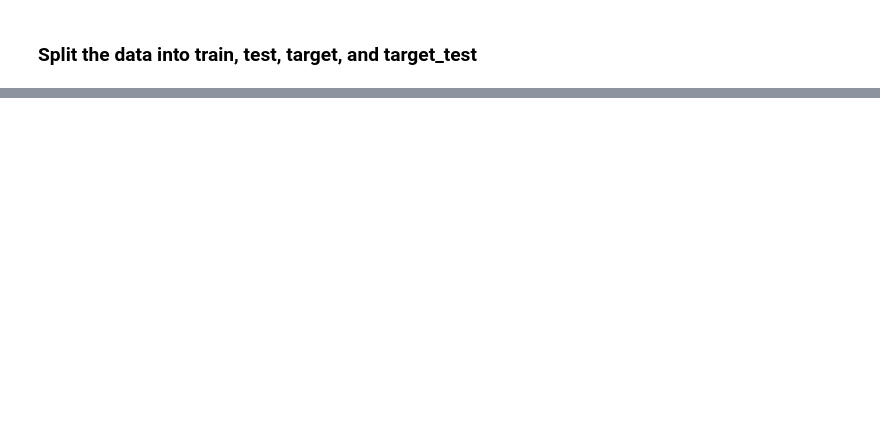
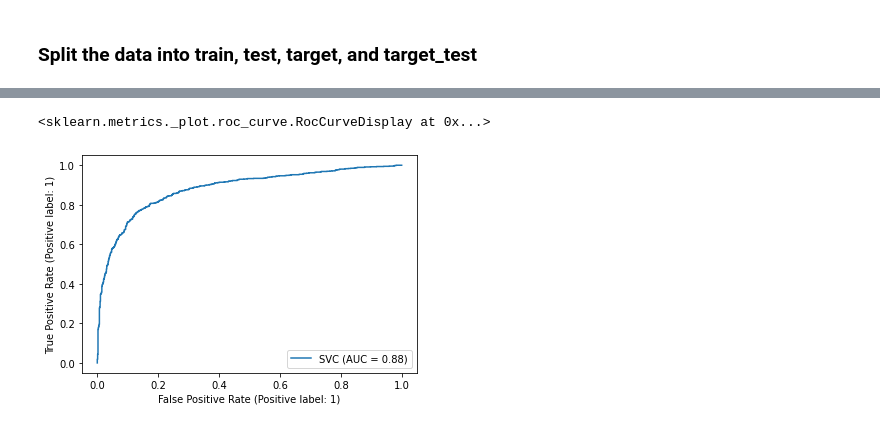
Before and after one commit to datares/team-skywalker, a Jupyter notebook: SVM.ipynb, the cells around one changed output, grey strips where cells are left out. Drawn from its saved outputs; the diff is of its cells as text; code cells hidden in the pictures; blank space fills up the shorter version.

```diff
--- a/SVM.ipynb
+++ b/SVM.ipynb
@@ -112,0 +164,5 @@ metrics.accuracy_score(target_test, knn_pred)
+# %%
+metrics.plot_roc_curve(svm, test, target_test)
+# %% [output]
+<sklearn.metrics._plot.roc_curve.RocCurveDisplay at 0x...>
+[figure, added]
```
Also changed, not shown: parts of 21 cells of this notebook, 2 other files.
